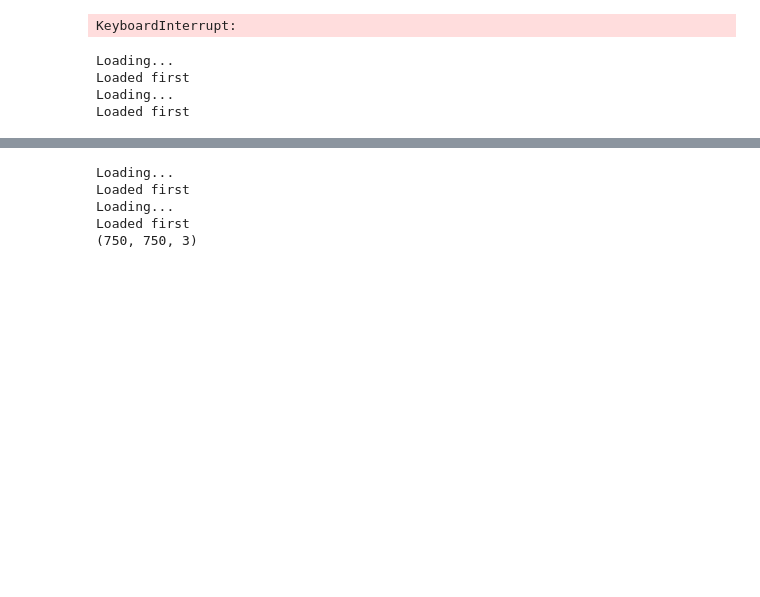
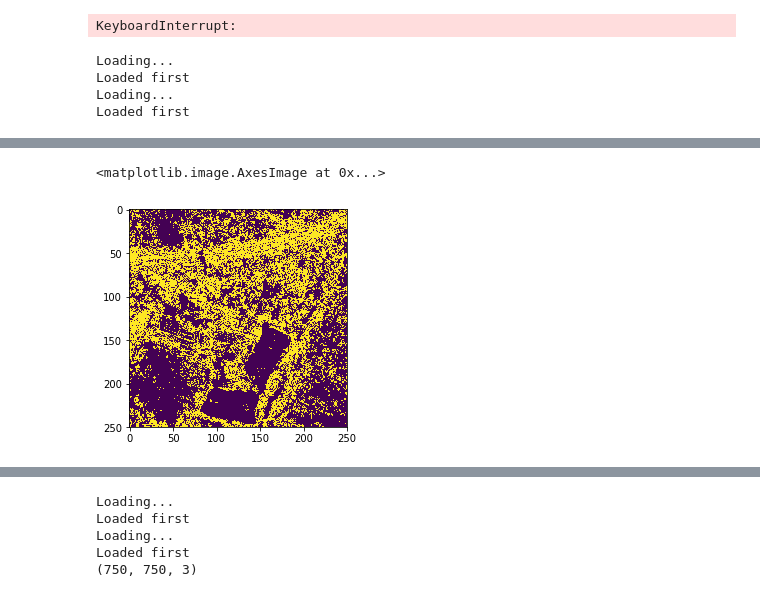
Before and after one commit to damjur/RoadFinder, a Jupyter notebook: RoadFinder2.ipynb, the cells around one changed output, grey strips where cells are left out. Drawn from its saved outputs; the diff is of its cells as text; code cells hidden in the pictures; blank space fills up the shorter version.

```diff
--- a/RoadFinder2.ipynb
+++ b/RoadFinder2.ipynb
@@ -34,18 +35,19 @@ Using TensorFlow backend.
 HOWMANY = 1107
 MAXLINKS = 1109
 DEBUG = True
-TMP_DIR = 'C:\\Tmp'
+TMP_DIR = 'C:\\Users\\grzegorz\\Downloads\\RoadFinder-master (1)\\img'
 FORCE_RELOAD = False#True
 LOAD = True
 PREPROCESS = True#False
 batch_size = 128   # ile obrazków przetwarzamy na raz (aktualizacja wag sieci następuje raz na całą grupę obrazków)
-epochs = 12         # ile epok będziemy uczyli
+epochs = 50         # ile epok będziemy uczyli
 SIZE = (750,750)
 SIDE = 250
 IMPOSITION = 15
 HOWMANYPERIMAGE = int(SIZE[0]*SIZE[1]/SIDE/SIDE)
-IMAGESPERFILE = 9
+IMAGESPERFILE = 25
 assert int(SIZE[0]*SIZE[1]/SIDE/SIDE)==HOWMANYPERIMAGE
+channels = 5
 # %%
 def loadImage(url):
     raw = urllib.request.urlopen(url).read()
@@ -72,16 +74,16 @@ def unpickleBigDataset(prefix):
             dataset=np.append(dataset,np.load(os.path.join(TMP_DIR, f)),axis=0)
     return dataset
 
-def unpickleBigDataset2(prefix,start,stop):
+def unpickleBigDataset2(ending,start,stop):
     onlyfiles = [f for f in os.listdir(TMP_DIR) if os.path.isfile(os.path.join(TMP_DIR, f))
-                 and f.startswith(prefix)]
+                 and f.endswith(ending)]
     dataset = []
     if len(onlyfiles)>0:
         print("Loading...")
-        dataset = np.load(os.path.join(TMP_DIR, prefix+str(start)+".npy"))
+        dataset = np.load(os.path.join(TMP_DIR, str(start)+ending))
         print("Loaded first")
         for f in range(start+1,stop+1):
-            dataset=np.append(dataset,np.load(os.path.join(TMP_DIR, prefix+str(f)+".npy")),axis=0)
+            dataset=np.append(dataset,[np.load(os.path.join(TMP_DIR, str(f)+ending))])
     return dataset
 #     return np.load(os.path.join(TMP_DIR, "{}.npy".format(prefix)))
 
@@ -610,22 +524,25 @@ KeyboardInterrupt:
 x=np.array([[[1,2,3], [1,2,4]],[[4,2,3], [3,2,2]]])
 np.max(x,axis=2)-np.min(x,axis=2)
 # %%
-x_test = unpickleBigDataset2("x",461,499)
-y_test = unpickleBigDataset2("y",461,499)
-side=280
+ts=800
+te=872
+x=te-ts+1
+x_test = unpickleBigDataset2("m.npy",ts,te)
+y_test = unpickleBigDataset2("b.npy",ts,te)
+side=250
 img_rows, img_cols = side,side
 if K.image_data_format() == 'channels_first':
 #             x_train = x_train.reshape(x_train.shape[0], 4, img_rows, img_cols)
-    x_test = x_test.reshape(x_test.shape[0], 4, img_rows, img_cols)
+    x_test = x_test.reshape(x * IMAGESPERFILE, channels, img_rows, img_cols)
 #             y_train = y_train.reshape(y_train.shape[0], 1, img_rows, img_cols)
-    y_test = y_test.reshape(y_test.shape[0], img_rows, img_cols)
-    input_shape = (4, img_rows, img_cols)
+    y_test = y_test.reshape(x * IMAGESPERFILE, 1, img_rows, img_cols)
+    input_shape = (channels, img_rows, img_cols)
 else:
 #             x_train = x_train.reshape(x_train.shape[0], img_rows, img_cols, 4)
-    x_test = x_test.reshape(x_test.shape[0], img_rows, img_cols, 4)
+    x_test = x_test.reshape(x * IMAGESPERFILE, img_rows, img_cols, channels)
 #             y_train = y_train.reshape(y_train.shape[0], img_rows, img_cols, 1)
-    y_test = y_test.reshape(y_test.shape[0], img_rows, img_cols)
-    input_shape = (img_rows, img_cols, 4)
+    y_test = y_test.reshape(x * IMAGESPERFILE, img_rows, img_cols, 1)
+    input_shape = (img_rows, img_cols, channels)
 # %% [output]
 Loading...
 Loaded first
@@ -640,0 +551,5 @@ Test accuracy: 0.9401419809573912
+# %%
+matplotlib.pyplot.imshow(x_test[357,...,4].astype(np.int))
+# %% [output]
+<matplotlib.image.AxesImage at 0x...>
+[figure, added]
```
Also changed, not shown: parts of 13 cells of this notebook.
